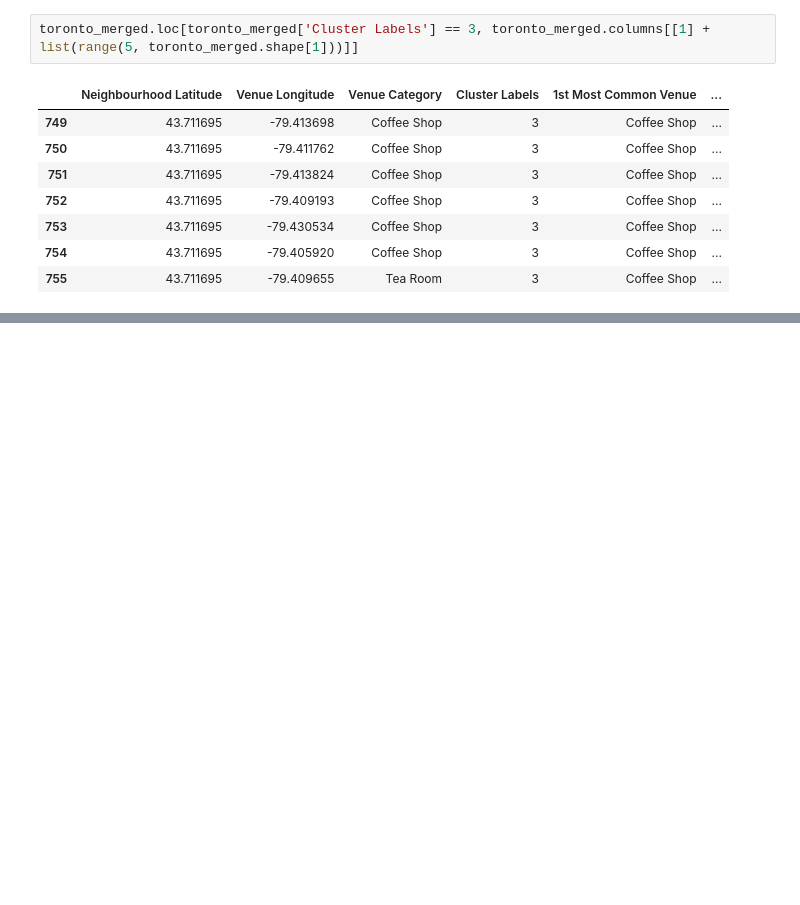
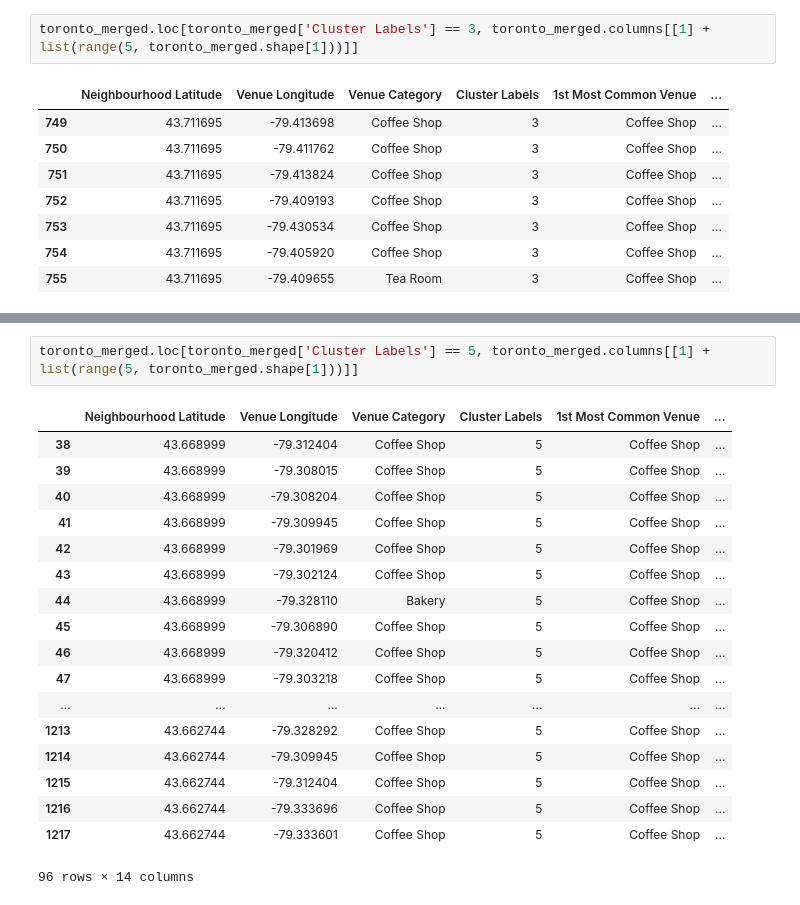
Before and after one commit to PranavKR66/Business-Location-Recommendation, a Jupyter notebook: Battle of the Neighbourhoods(Week 2).ipynb, the cells around one changed output, grey strips where cells are left out. Saved outputs shown, nothing was run; the diff lists cells and outputs as text; blank space fills up the shorter version.

```diff
--- a/Battle of the Neighbourhoods(Week 2).ipynb
+++ b/Battle of the Neighbourhoods(Week 2).ipynb
@@ -546,0 +559,21 @@ toronto_merged.loc[toronto_merged['Cluster Labels'] == 3, toronto_merged.columns
+# %%
+toronto_merged.loc[toronto_merged['Cluster Labels'] == 5, toronto_merged.columns[[1] + list(range(5, toronto_merged.shape[1]))]]
+# %% [output]
+|  | Neighbourhood Latitude | Venue Longitude | Venue Category | Cluster Labels | 1st Most Common Venue | ... |
+| 38 | 43.668999 | -79.312404 | Coffee Shop | 5 | Coffee Shop | ... |
+| 39 | 43.668999 | -79.308015 | Coffee Shop | 5 | Coffee Shop | ... |
+| 40 | 43.668999 | -79.308204 | Coffee Shop | 5 | Coffee Shop | ... |
+| 41 | 43.668999 | -79.309945 | Coffee Shop | 5 | Coffee Shop | ... |
+| 42 | 43.668999 | -79.301969 | Coffee Shop | 5 | Coffee Shop | ... |
+| 43 | 43.668999 | -79.302124 | Coffee Shop | 5 | Coffee Shop | ... |
+| 44 | 43.668999 | -79.328110 | Bakery | 5 | Coffee Shop | ... |
+| 45 | 43.668999 | -79.306890 | Coffee Shop | 5 | Coffee Shop | ... |
+| 46 | 43.668999 | -79.320412 | Coffee Shop | 5 | Coffee Shop | ... |
+| 47 | 43.668999 | -79.303218 | Coffee Shop | 5 | Coffee Shop | ... |
+| ... | ... | ... | ... | ... | ... | ... |
+| 1213 | 43.662744 | -79.328292 | Coffee Shop | 5 | Coffee Shop | ... |
+| 1214 | 43.662744 | -79.309945 | Coffee Shop | 5 | Coffee Shop | ... |
+| 1215 | 43.662744 | -79.312404 | Coffee Shop | 5 | Coffee Shop | ... |
+| 1216 | 43.662744 | -79.333696 | Coffee Shop | 5 | Coffee Shop | ... |
+| 1217 | 43.662744 | -79.333601 | Coffee Shop | 5 | Coffee Shop | ... |
+96 rows × 14 columns
```
Also changed, not shown: parts of 2 cells of this notebook.
